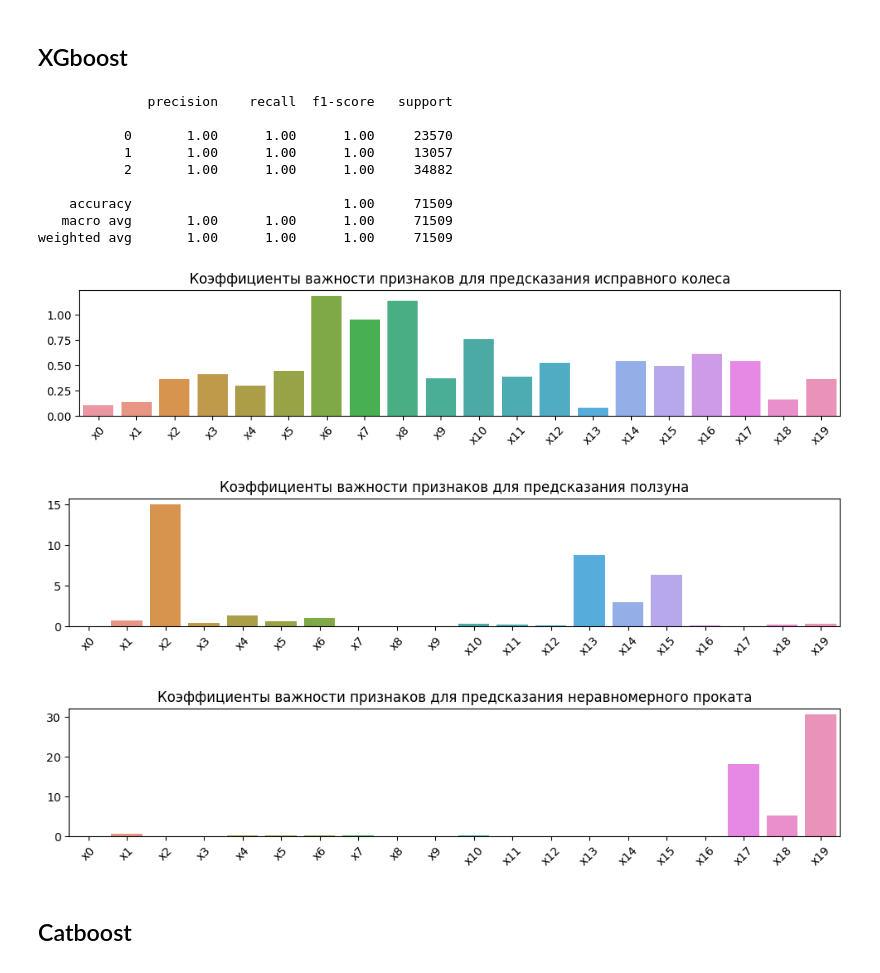
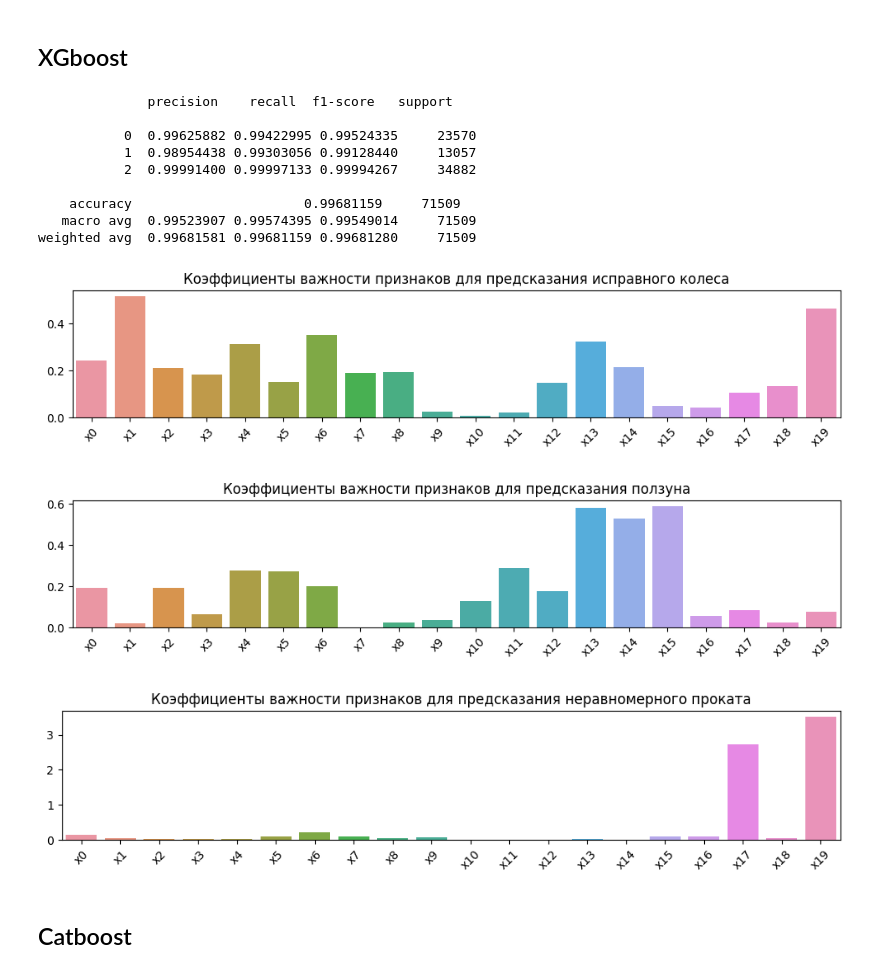
Before and after one commit to daniilgorenkov/Dissertation, a Jupyter notebook: observe.ipynb, the cells around one changed output. Cells and saved outputs as stored; diff of their text form; code cells hidden in the pictures.

```diff
--- a/observe.ipynb
+++ b/observe.ipynb
@@ -846,6 +846,8 @@ X = DF.drop([('Vertical force', '50%'),
 y = DF[('Vertical force',"target")]
 
 X_train,X_test,y_train,y_test = train_test_split(X,y,test_size=0.2,shuffle=True)
+# %%
+digits = 8
 # %% [markdown]
 ## XGBoost
 # %%
@@ -1139,33 +1153,40 @@ X_train_,X_test_,y_train_,y_test_ = train_test_split(X_,y_,test_size=0.2,shuffle
 # %%
 from sklearn.pipeline import Pipeline
 from sklearn.preprocessing import StandardScaler, Normalizer
 from catboost import CatBoostClassifier
 from xgboost import XGBClassifier
 from lightgbm import LGBMClassifier
 from sklearn.metrics import classification_report
 from sklearn.model_selection import train_test_split
 
-profile_xgb_pipe = Pipeline([("StandardScaler",StandardScaler()),("XGBClassifier",XGBClassifier(n_estimators=100,booster="gblinear"))])
+params = {
+    "XGBClassifier__n_estimators":10,
+    "XGBClassifier__booster":"gblinear"
+}
+
+profile_xgb_pipe = Pipeline([("StandardScaler",StandardScaler()),("XGBClassifier",XGBClassifier())])
+
+profile_xgb_pipe.set_params(**params)
 profile_xgb_pipe.fit(X_train_,y_train_)
 
-print(classification_report(y_test_, profile_xgb_pipe.predict(X_test_)))
+print(classification_report(y_test_, profile_xgb_pipe.predict(X_test_),digits=digits))
 
 plot_feature_importance(profile_xgb_pipe)
 
-save_results(profile_xgb_pipe,X_test_,y_test_,model_type="side",addition="n_estimators=500")
+save_results(profile_xgb_pipe,X_test_,y_test_,model_type="side",addition=f"params: {params}")
 # %% [output]
               precision    recall  f1-score   support
 
-           0       1.00      1.00      1.00     23570
-           1       1.00      1.00      1.00     13057
-           2       1.00      1.00      1.00     34882
+           0  0.99625882 0.99422995 0.99524335     23570
+           1  0.98954438 0.99303056 0.99128440     13057
+           2  0.99991400 0.99997133 0.99994267     34882
 
-    accuracy                           1.00     71509
-   macro avg       1.00      1.00      1.00     71509
-weighted avg       1.00      1.00      1.00     71509
+    accuracy                      0.99681159     71509
+   macro avg  0.99523907 0.99574395 0.99549014     71509
+weighted avg  0.99681581 0.99681159 0.99681280     71509
-[figure, old version]
+[figure, new version]
-[figure, old version]
+[figure, new version]
-[figure, old version]
+[figure, new version]
 # %% [markdown]
 ## Catboost
 # %%
```
Also changed, not shown: parts of 12 cells of this notebook.
